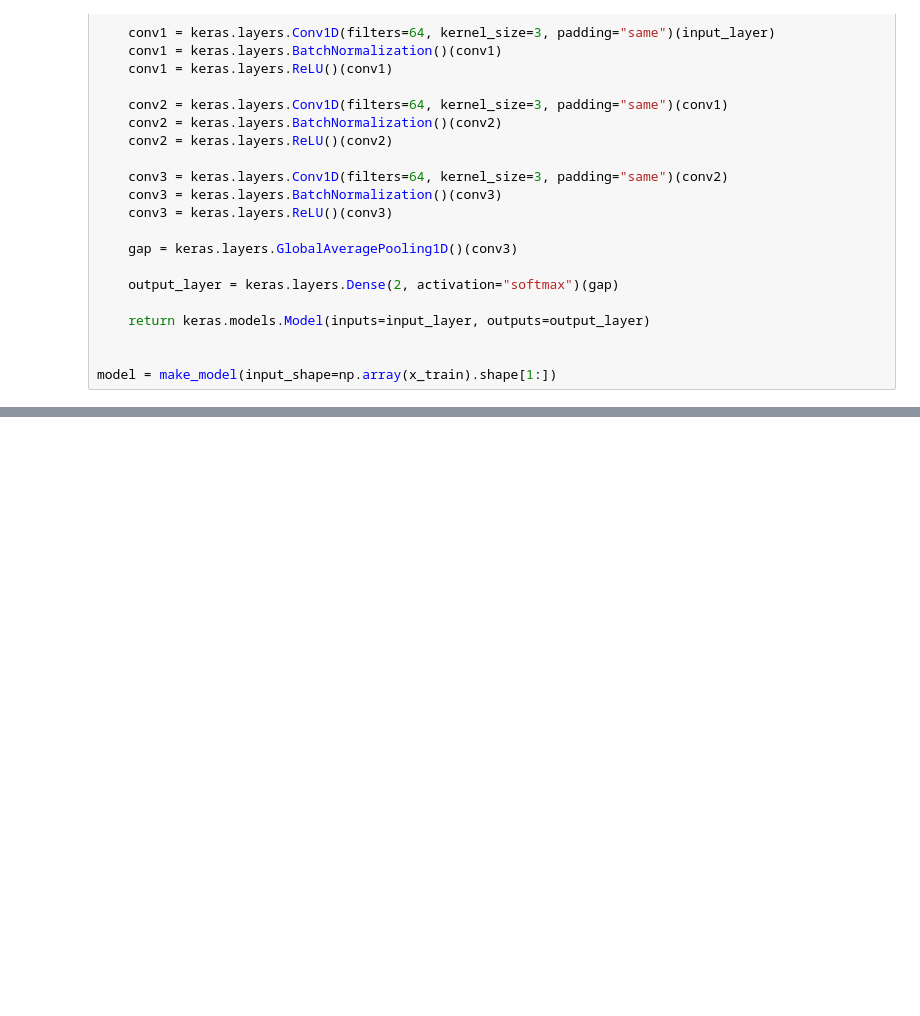
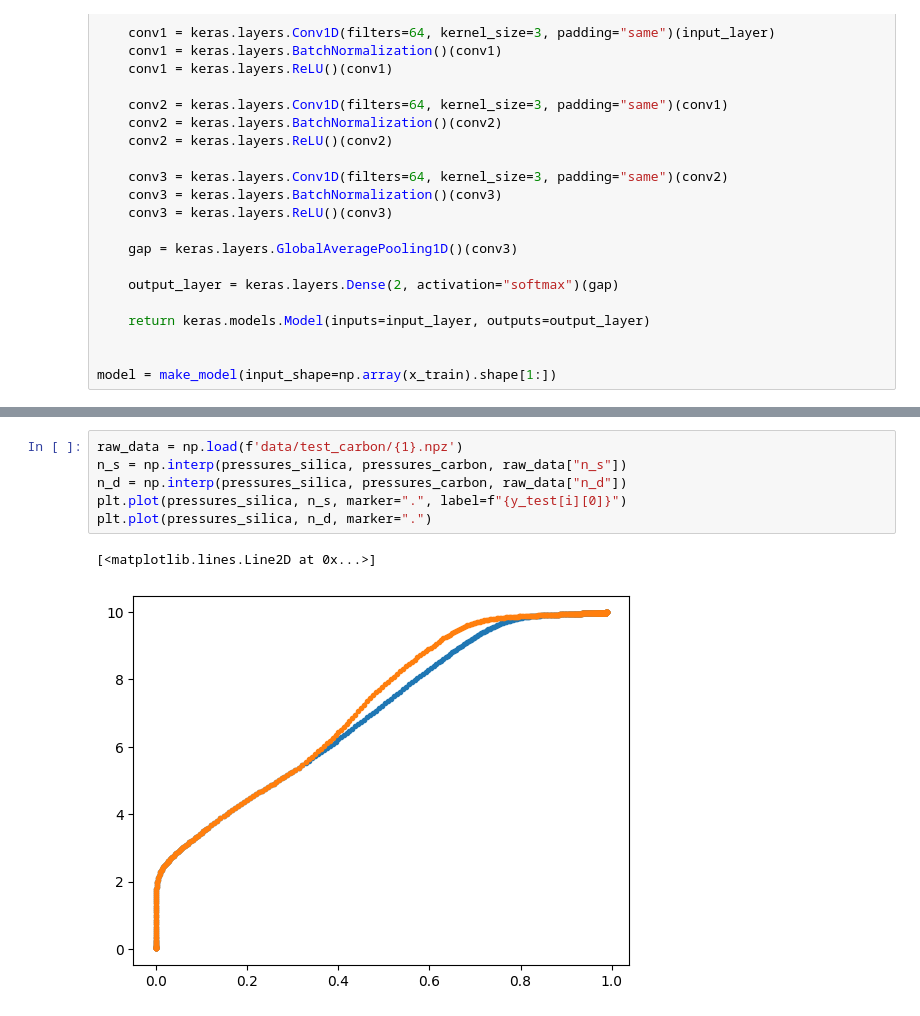
Before and after one commit to IDAnton/Isotherm, a Jupyter notebook: net_classification2.ipynb, the cells around one changed output, grey strips where cells are left out. Saved outputs shown, nothing was run; the diff lists cells and outputs as text; blank space fills up the shorter version.

```diff
--- a/net_classification2.ipynb
+++ b/net_classification2.ipynb
@@ -127,0 +135,9 @@ NameError: name 'res' is not defined
+# %%
+raw_data = np.load(f'data/test_carbon/{1}.npz')
+n_s = np.interp(pressures_silica, pressures_carbon, raw_data["n_s"])
+n_d = np.interp(pressures_silica, pressures_carbon, raw_data["n_d"])
+plt.plot(pressures_silica, n_s, marker=".", label=f"{y_test[i][0]}")
+plt.plot(pressures_silica, n_d, marker=".")
+# %% [output]
+[<matplotlib.lines.Line2D at 0x...>]
+[figure, added]
```
Also changed, not shown: parts of 6 cells of this notebook.
